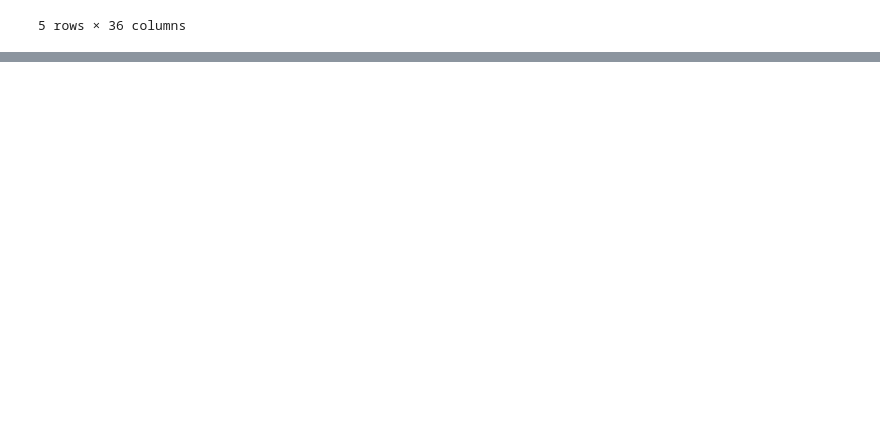
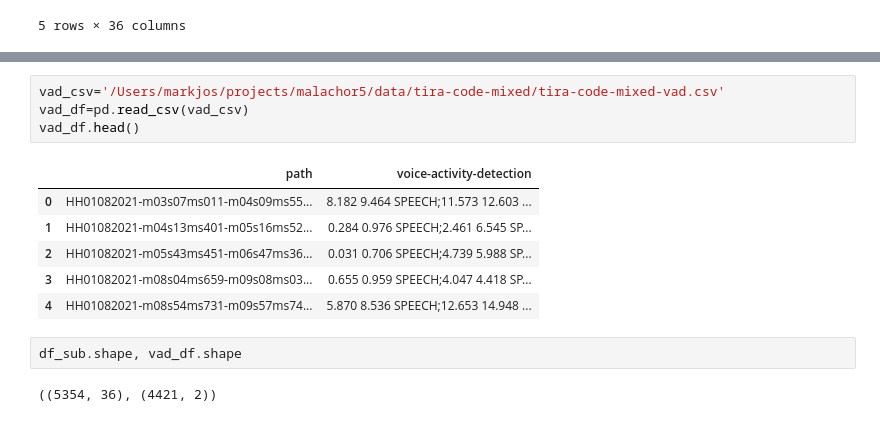
Before and after one commit to markjosims/malachor5, a Jupyter notebook: notebooks/split_dataset.ipynb, the cells around one changed output, grey strips where cells are left out. Drawn from its saved outputs; the diff is of its cells as text; blank space fills up the shorter version.

```diff
--- a/notebooks/split_dataset.ipynb
+++ b/notebooks/split_dataset.ipynb
@@ -280,0 +293,15 @@ df_sub.to_csv('../data/tira-code-mixed/metadata.csv',index=False)
+# %%
+vad_csv='/Users/markjos/projects/malachor5/data/tira-code-mixed/tira-code-mixed-vad.csv'
+vad_df=pd.read_csv(vad_csv)
+vad_df.head()
+# %% [output]
+|  | path | voice-activity-detection |
+| 0 | HH01082021-m03s07ms011-m04s09ms55... | 8.182 9.464 SPEECH;11.573 12.603 ... |
+| 1 | HH01082021-m04s13ms401-m05s16ms52... | 0.284 0.976 SPEECH;2.461 6.545 SP... |
+| 2 | HH01082021-m05s43ms451-m06s47ms36... | 0.031 0.706 SPEECH;4.739 5.988 SP... |
+| 3 | HH01082021-m08s04ms659-m09s08ms03... | 0.655 0.959 SPEECH;4.047 4.418 SP... |
+| 4 | HH01082021-m08s54ms731-m09s57ms74... | 5.870 8.536 SPEECH;12.653 14.948 ... |
+# %%
+df_sub.shape, vad_df.shape
+# %% [output]
+((5354, 36), (4421, 2))
```
Also changed, not shown: parts of 4 cells of this notebook.
